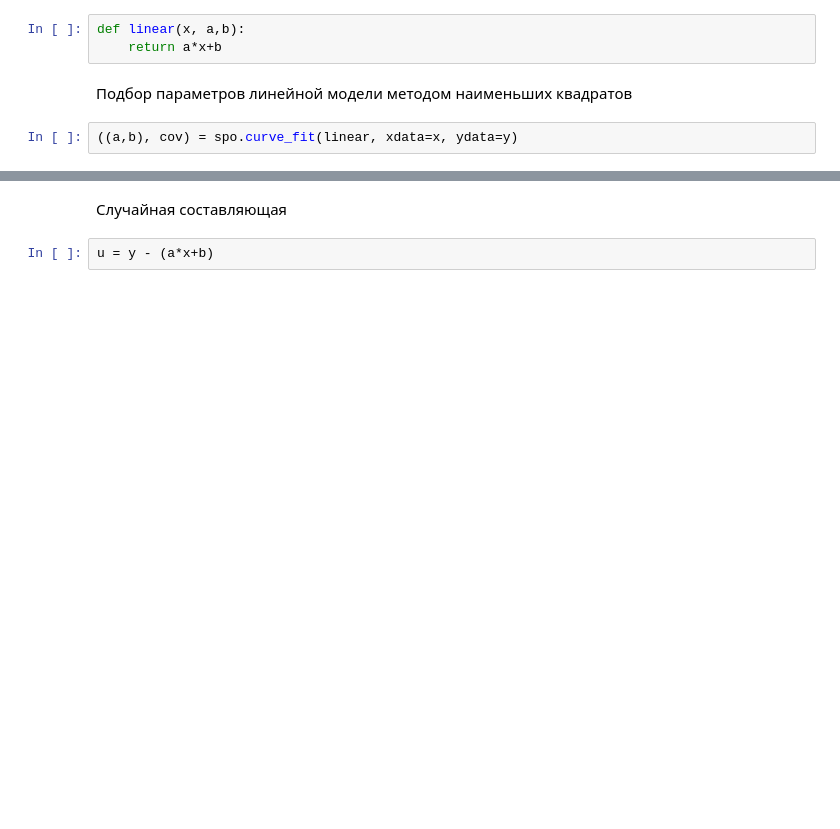
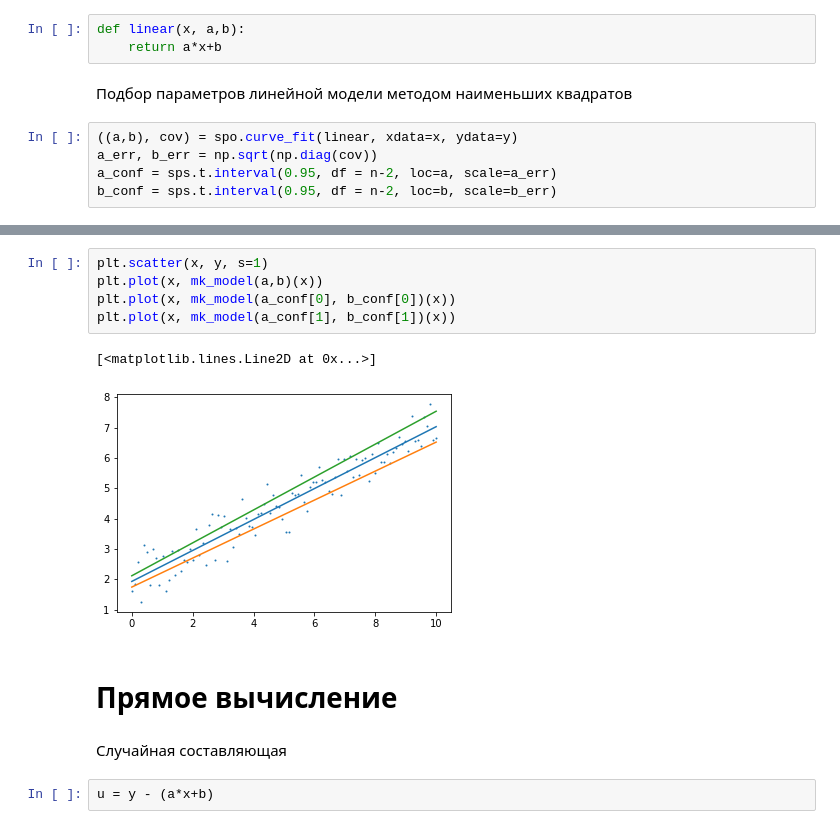
Before and after one commit to pakuula/StackOverflow, a Jupyter notebook: python/1283898/linear_reg.ipynb, the cells around one changed output, grey strips where cells are left out. Drawn from its saved outputs; the diff is of its cells as text; blank space fills up the shorter version.

```diff
--- a/python/1283898/linear_reg.ipynb
+++ b/python/1283898/linear_reg.ipynb
@@ -27,3 +54,6 @@ def linear(x, a,b):
 Подбор параметров линейной модели методом наименьших квадратов
 # %%
 ((a,b), cov) = spo.curve_fit(linear, xdata=x, ydata=y)
+a_err, b_err = np.sqrt(np.diag(cov))
+a_conf = sps.t.interval(0.95, df = n-2, loc=a, scale=a_err)
+b_conf = sps.t.interval(0.95, df = n-2, loc=b, scale=b_err)
@@ -41,3 +66,13 @@ var_a, var_b
+# %%
+plt.scatter(x, y, s=1)
+plt.plot(x, mk_model(a,b)(x))
+plt.plot(x, mk_model(a_conf[0], b_conf[0])(x))
+plt.plot(x, mk_model(a_conf[1], b_conf[1])(x))
+# %% [output]
+[<matplotlib.lines.Line2D at 0x...>]
+[figure, added]
+# %% [markdown]
+# Прямое вычисление
 # %% [markdown]
 Случайная составляющая
 # %%
```
Also changed, not shown: parts of 24 cells of this notebook.
